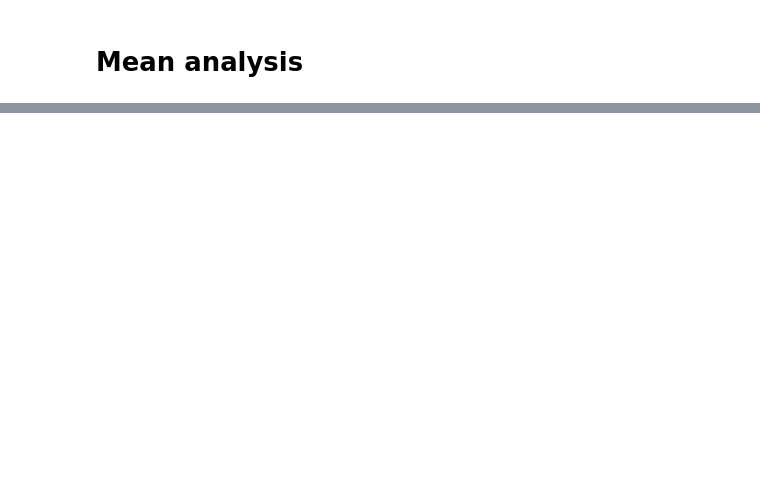
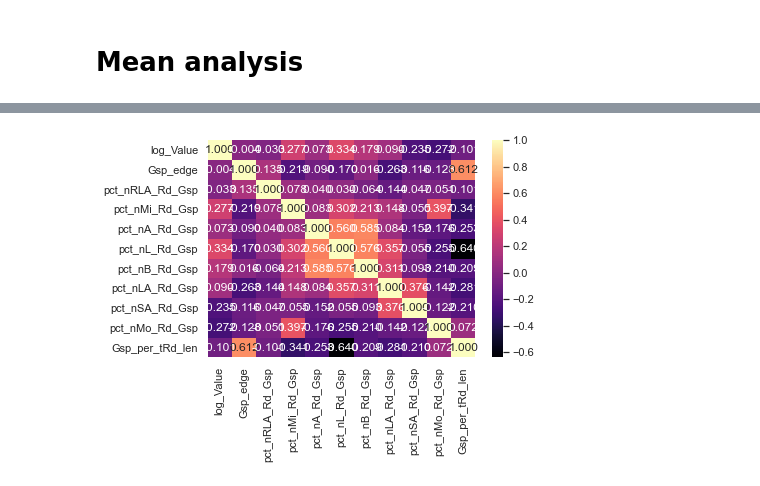
Before and after one commit to yulun-cd/IGS, a Jupyter notebook: DataAnalysis.ipynb, the cells around one changed output, grey strips where cells are left out. Saved outputs shown, nothing was run; the diff lists cells and outputs as text; code cells hidden in the pictures; blank space fills up the shorter version.

```diff
--- a/DataAnalysis.ipynb
+++ b/DataAnalysis.ipynb
@@ -252,0 +323,6 @@ df[df['hour']==0].reset_index()
+# %%
+exp_names = []
+for i in range(9):
+    exp_names.append(df.columns[2*i+4])
+exp_names.append('Gsp_per_tRd_len')
+exp_names
@@ -391,2 +689,2 @@ hmean_df.info()
 # %%
-hmean_df.drop(['bp_mean','tmp_mean','rh_mean','dayofweek','dayofmonth'],axis=1,inplace=True)
+hmean_df.drop(['bp_mean', 'tmp_mean', 'Prec_mean', 'dayofweek', 'dayofmonth', 'month'], axis=1, inplace=True)
@@ -395,4 +691,6 @@ hmean_df.hist()
 # %%
-sns.heatmap(hmean_df[['Value']+exp_names].corr().round(4),annot=True,fmt='.4f',cmap='magma')
+sns.heatmap(hmean_df[['log_Value']+exp_names].corr().round(4),annot=True,fmt='.3f',cmap='magma')
 plt.show()
+# %% [output]
+[figure, added]
 # %%
```
Also changed, not shown: parts of 65 cells of this notebook.
